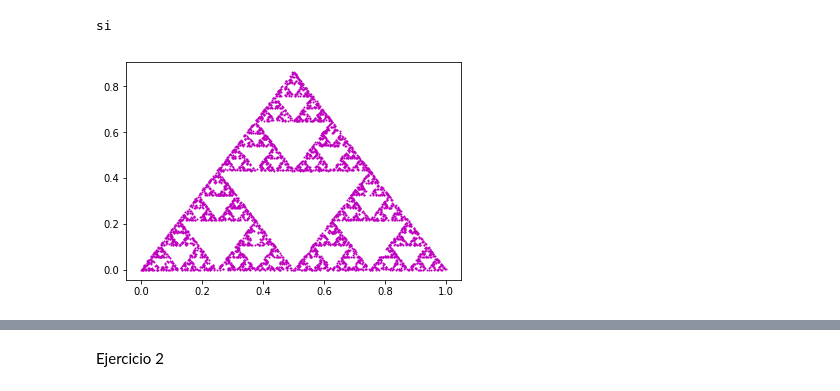
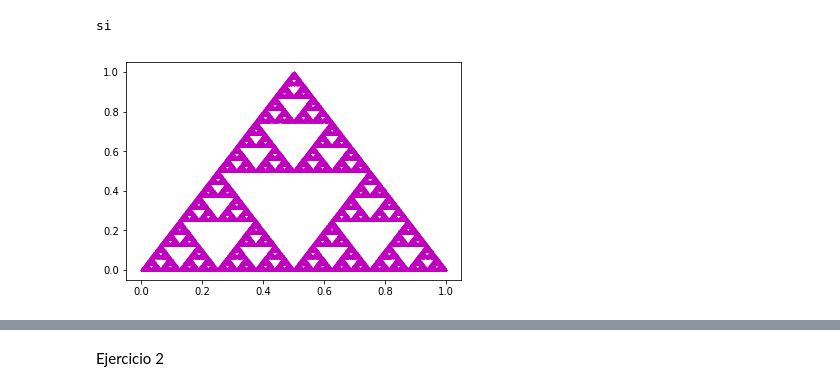
Before and after one commit to ivettemar16020/MiniProyecto1, a Jupyter notebook: Mini1.ipynb, the cells around one changed output, grey strips where cells are left out. Cells and saved outputs as stored; diff of their text form; code cells hidden in the pictures.

```diff
--- a/Mini1.ipynb
+++ b/Mini1.ipynb
@@ -32,38 +32,44 @@ print("si")
 # %% [output]
 [interactive output not drawn]
 si
-# %%
-import numpy as np
-import pylab
-from random import randint
-
-def midpoint(point1, point2):
-    return [(point1[0] + point2[0])/2, (point1[1] + point2[1])/2]
-
-curr_point = [0,0]  # our seed value for the chaos game
-                    # It can fall anywhere inside the triangle
-
-# vertices
-v1 = [0,0]
-v2 = [1,0]
-v3 = [.5,np.sqrt(3)/2]
-
-# Plot 5000 points
-for _ in range(5000):
-    # choose a triangle vertex at random
-    # set the current point to be the midpoint
-    # between the previous current point and
-    # the randomly chosen vertex
-    val = randint(0,2)
-    if val == 0:
-        curr_point = midpoint(curr_point, v1)
-    if val == 1:
-        curr_point = midpoint(curr_point, v2)
-    if val == 2:
-        curr_point = midpoint(curr_point, v3)
-    # plot the new current point
-    pylab.plot(curr_point[0],curr_point[1],'m.',markersize=2)
-
-pylab.show()
-# %% [output]
-[figure, removed]
+# %%
+import numpy as np
+import pylab
+import random
+
+p = [0.67, 0.67, 0.67]
+
+def f1(x, y):
+    return [x/2, y/2]
+
+def f2(x, y):
+    return [x/2 + 0.5, y/2]
+
+def f3(x, y):
+    return [x/2 + 0.25, y/2 + 0.5]
+
+def selection(fun, p):
+    resu = []
+    for dato, prob in zip(fun,p):
+        resu += [dato] * int(prob * 100)
+    return random.choice(resu)
+
+def result(x, y):
+    return [f1(x,y), f2(x,y), f3(x,y)]
+
+def draw(p, n=100000):
+    x = [0]
+    y = [0]
+
+    for i in range(1,n):
+        funct = result(x[i-1], y[i-1])
+        r = selection(funct, p)
+        x.append(r[0])
+        y.append(r[1])
+    return x, y
+
+point_to_draw = draw(p)
+pylab.plot(point_to_draw[0], point_to_draw[1],'m.',markersize=2)
+pylab.show()
+# %% [output]
+[figure, added]
```
Also changed, not shown: parts of 4 cells of this notebook.
